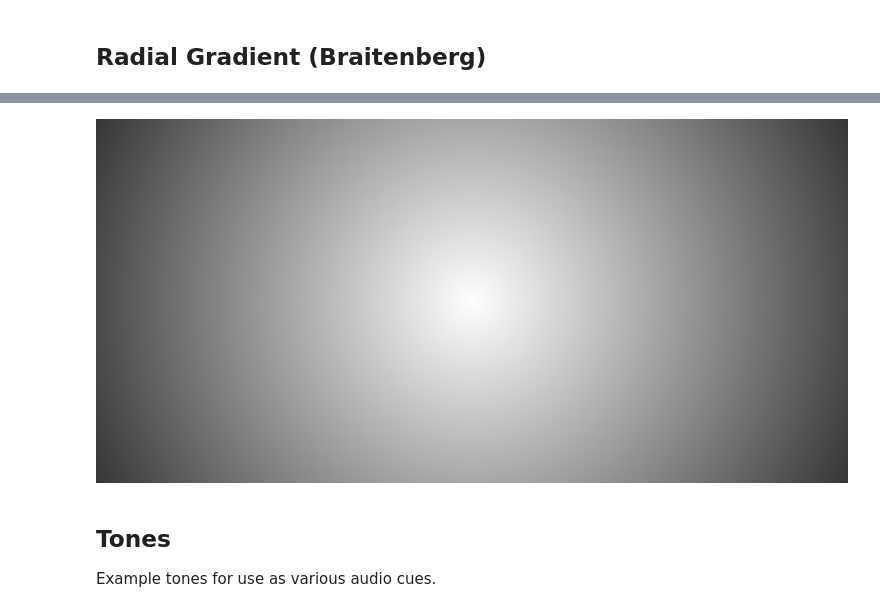
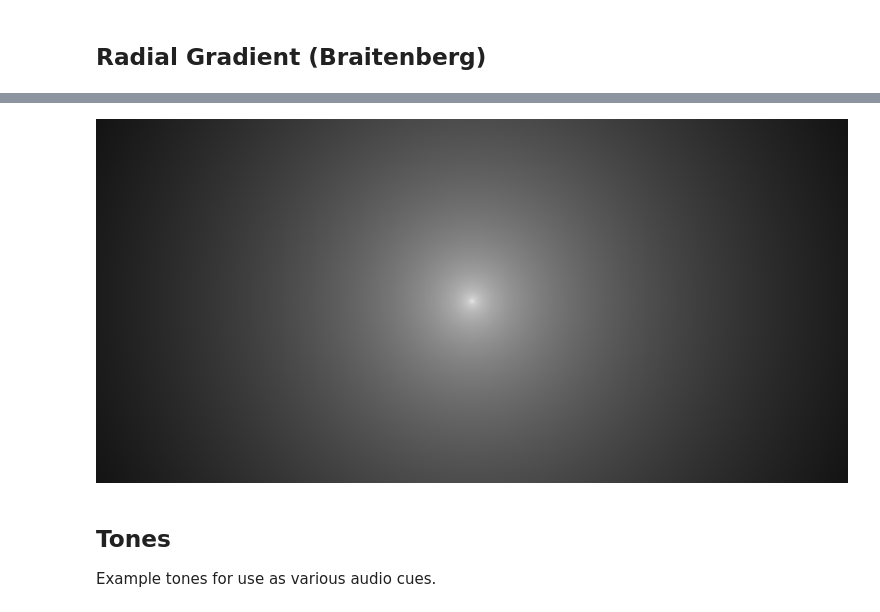
Before and after one commit to innovationOUtside/tm129-robotics2020, a Jupyter notebook: materials/backgrounds/Background Image Generator.ipynb, the cells around one changed output, grey strips where cells are left out. Saved outputs shown, nothing was run; the diff lists cells and outputs as text; code cells hidden in the pictures.

```diff
--- a/materials/backgrounds/Background Image Generator.ipynb
+++ b/materials/backgrounds/Background Image Generator.ipynb
@@ -167,34 +180,38 @@ greys = ('_radial_grey.png', innerGrey, outerGrey)
 #https://stackoverflow.com/a/30669765/454773
 def radial(img, radial_config):
     """Gnerate a radial gradient image."""
     (filename, innerColor, outerColor) = radial_config
     for y in range(size[1]):
         for x in range(size[0]):
 
             #Find the distance to the center
             distanceToCenter = math.sqrt((x - size[0]/2) ** 2 + (y - size[1]/2) ** 2)
 
             #Make it on a scale from 0 to 1
             distanceToCenter = float(distanceToCenter) / (math.sqrt(2) * size[0]/2)
 
+            #Make non-linear
+            #distanceToCenter = math.sqrt(distanceToCenter)
+            distanceToCenter = distanceToCenter**(1./3.)
+
             #Calculate r, g, and b values
             r = outerColor[0] * distanceToCenter + innerColor[0] * (1 - distanceToCenter)
             g = outerColor[1] * distanceToCenter + innerColor[1] * (1 - distanceToCenter)
             b = outerColor[2] * distanceToCenter + innerColor[2] * (1 - distanceToCenter)
 
             #Place the pixel
             img.putpixel((x, y), (int(r), int(g), int(b)))
 
     img.save(filename)
     return filename, img
 
 #filename, _ = radial(img, blues)
 #filename, _ = radial(img, reds)
 filename, _ = radial(img, greys)
 
 I(filename)
 # %% [output]
-[figure, old version]
+[figure, new version]
 # %% [markdown]
 ## Tones
 
```
Also changed, not shown: parts of 1 cell of this notebook.
